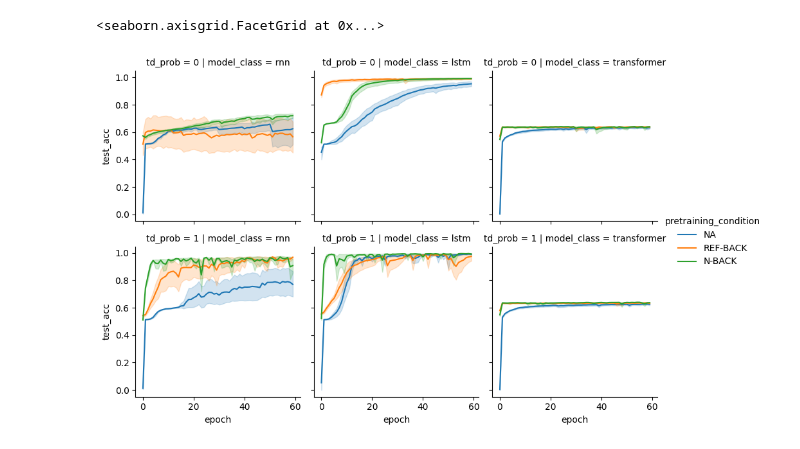
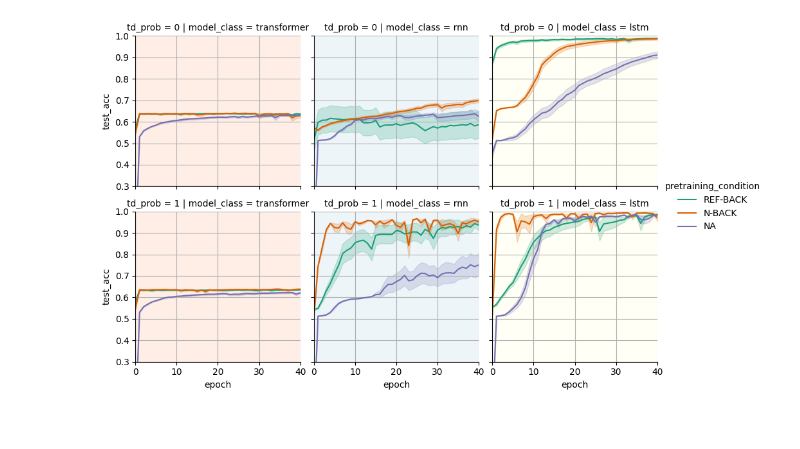
Before and after one commit to aalok-sathe/computational-working-memory, a Jupyter notebook: configs/plotting/transfer_experiment.ipynb, the cells around one changed output. Saved outputs shown, nothing was run; the diff lists cells and outputs as text; code cells hidden in the pictures.

```diff
--- a/configs/plotting/transfer_experiment.ipynb
+++ b/configs/plotting/transfer_experiment.ipynb
@@ -60,17 +63,52 @@ sns.lineplot(
-# %%
-g = sns.FacetGrid(
-    df,
-    col="model_class",
-    row="td_prob",
-    hue="pretraining_condition",
-)
-g.map(
-    sns.lineplot,
-    "epoch",
-    "test_acc",
-)
-
-g.add_legend()
-# %% [output]
-<seaborn.axisgrid.FacetGrid at 0x...>
-[figure, removed]
+# %%
+def shuffled(collection: typing.Collection):
+    import random
+
+    return random.sample(collection, len(collection))
+    # Define a mapping of model_class to colors
+
+
+g = sns.FacetGrid(
+    df,
+    col="model_class",
+    row="td_prob",
+    hue="pretraining_condition",
+    sharex=True,
+    sharey=True,
+    palette=sns.color_palette(["#1b9e77", "#d95f02", "#7570b3"]),
+)
+g.map_dataframe(
+    sns.lineplot,
+    x="epoch",
+    y="test_acc",
+    alpha=1,
+    errorbar="se",
+)
+
+alpha = 0.15
+background_colors = dict(
+    zip(
+        df.model_class.unique(),
+        zip(
+            shuffled(["#fc8d59", "#ffffbf", "#91bfdb"]),
+            [alpha] * 10,
+        ),
+    )
+)
+
+# Apply background color to each subplot based on model_class
+
+
+g.add_legend()
+for ax in g.axes.flat:
+    ax.set_ylim(0.3, 1)
+    ax.set_xlim(0, 40)
+    ax.grid()
+
+    model_class = ax.get_title().split(" | ")[1].split(" = ")[1]
+    if model_class in background_colors:
+        ax.set_facecolor(background_colors[model_class])
+
+plt.show()
+# %% [output]
+[figure, added]
```
Also changed, not shown: parts of 5 cells of this notebook.
